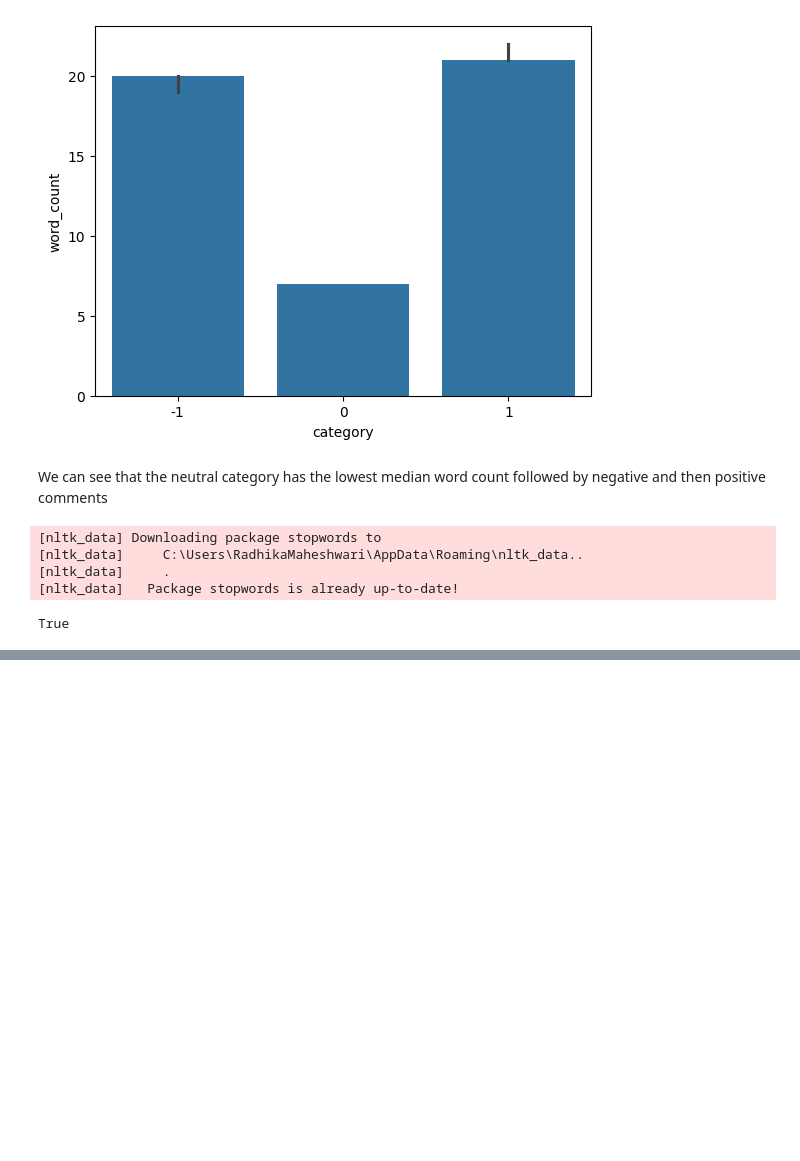
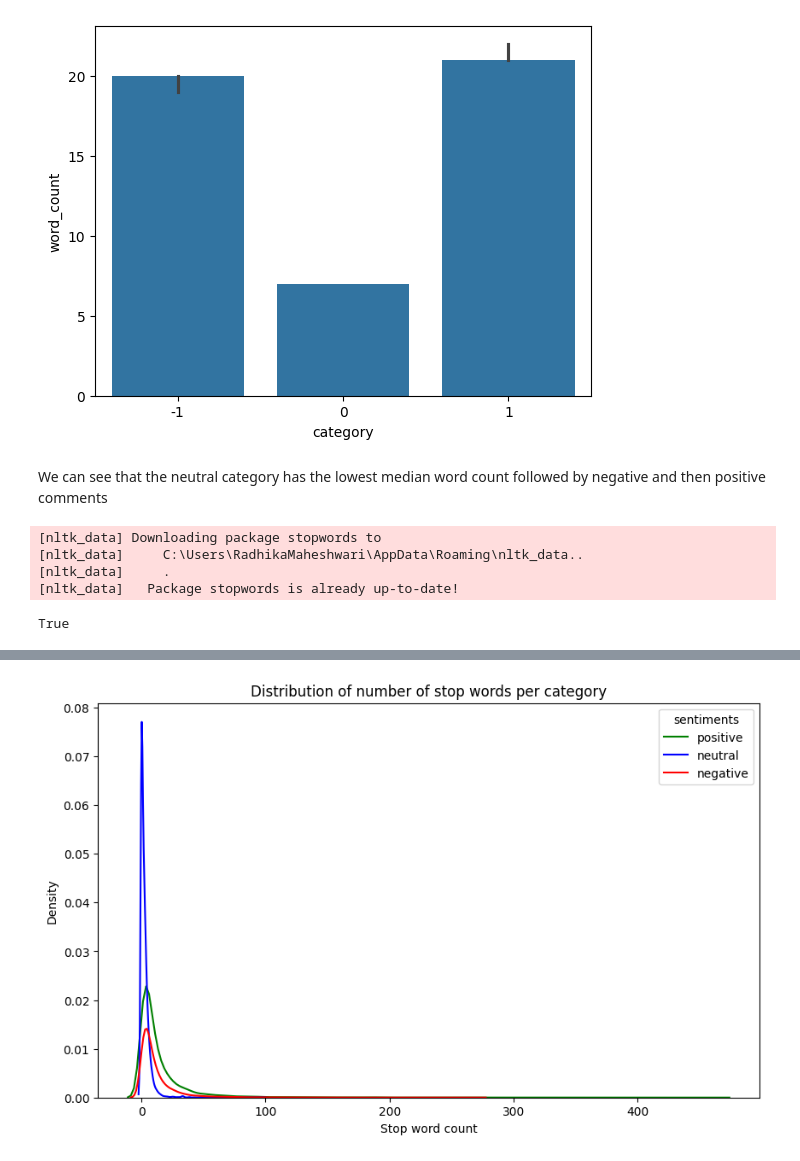
Before and after one commit to Radhika5062/mlops_sentiment_analysis, a Jupyter notebook: EDA.ipynb, the cells around one changed output, grey strips where cells are left out. Drawn from its saved outputs; the diff is of its cells as text; code cells hidden in the pictures; blank space fills up the shorter version.

```diff
--- a/EDA.ipynb
+++ b/EDA.ipynb
@@ -328,0 +349,16 @@ df['clean_words']
+# %%
+# Let us see the above distribution for the three different categories
+
+plt.figure(figsize = (10, 6))
+sns.kdeplot(data = df,
+            hue = 'category',
+            x = 'num_stop_words',
+            hue_order = [-1, 0, 1],
+            palette = {1:'green', 0: 'blue', -1 : 'red'},
+            ).legend(title = 'sentiments', labels = ['positive', 'neutral', 'negative'])
+plt.title("Distribution of number of stop words per category")
+plt.xlabel("Stop word count")
+plt.ylabel("Density")
+plt.show()
+# %% [output]
+[figure, added]
```
Also changed, not shown: parts of 36 cells of this notebook, 1 other file.
